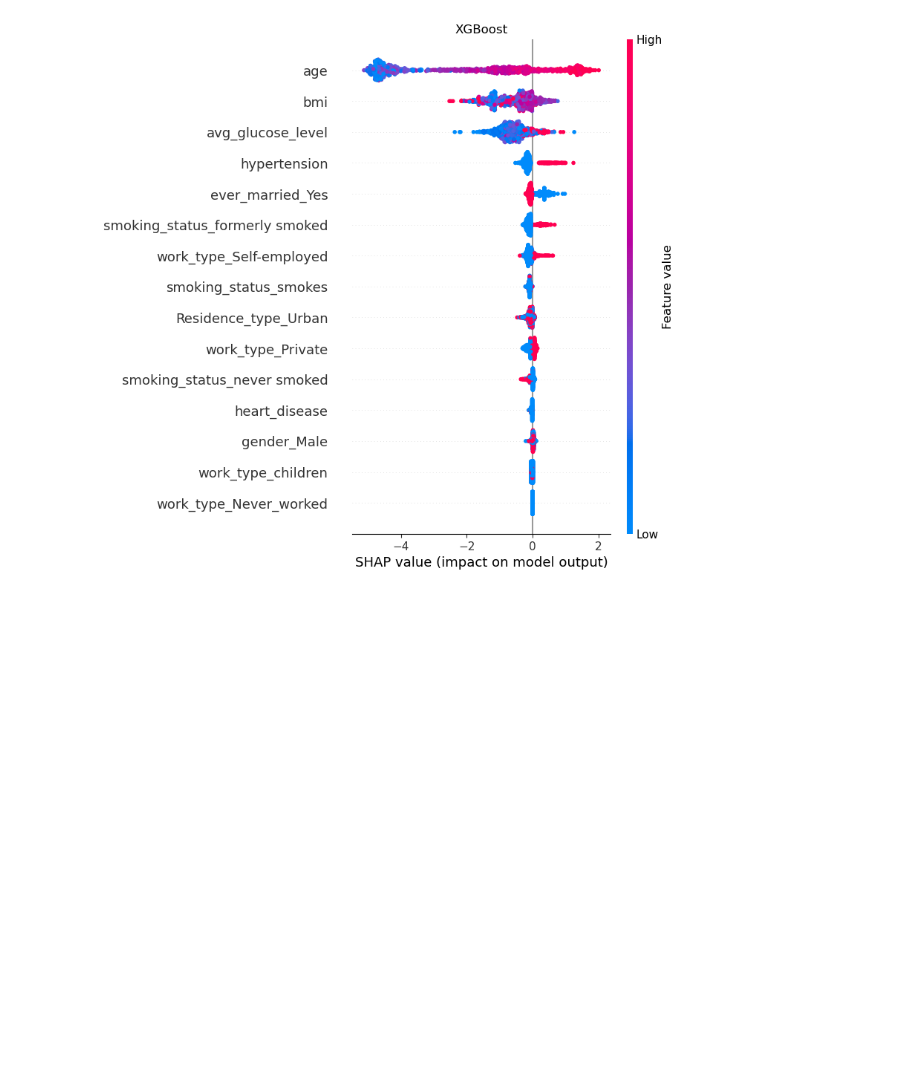
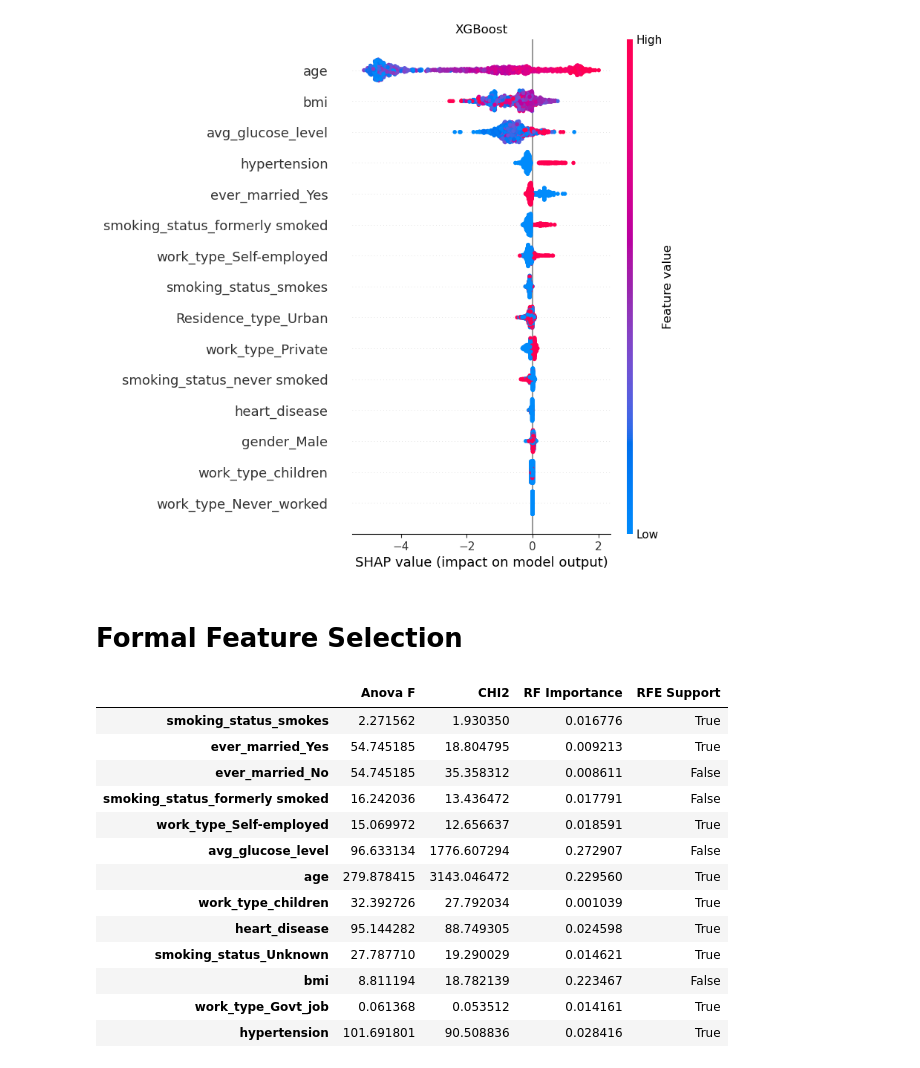
Before and after one commit to Team-6-AAI-501/strokeprediction, a Jupyter notebook: jupyternotebook/aai501StrokePrediction.ipynb, the cells around one changed output. Drawn from its saved outputs; the diff is of its cells as text; code cells hidden in the pictures; blank space fills up the shorter version.

```diff
--- a/jupyternotebook/aai501StrokePrediction.ipynb
+++ b/jupyternotebook/aai501StrokePrediction.ipynb
@@ -508,3 +603,5 @@ plt.title('XGBoost')
 plt.show()
 # %% [output]
 [figure]
+# %% [markdown]
+# Formal Feature Selection
@@ -510,0 +675,18 @@ plt.show()
+# %%
+fs = FormalFeatureSelection(df.drop(columns=['id']), df.columns.drop('stroke').tolist(), 'stroke')
+fs.selectTopFeatures(top_n_anova=10)
+# %% [output]
+|  | Anova F | CHI2 | RF Importance | RFE Support |
+| smoking_status_smokes | 2.271562 | 1.930350 | 0.016776 | True |
+| ever_married_Yes | 54.745185 | 18.804795 | 0.009213 | True |
+| ever_married_No | 54.745185 | 35.358312 | 0.008611 | False |
+| smoking_status_formerly smoked | 16.242036 | 13.436472 | 0.017791 | False |
+| work_type_Self-employed | 15.069972 | 12.656637 | 0.018591 | True |
+| avg_glucose_level | 96.633134 | 1776.607294 | 0.272907 | False |
+| age | 279.878415 | 3143.046472 | 0.229560 | True |
+| work_type_children | 32.392726 | 27.792034 | 0.001039 | True |
+| heart_disease | 95.144282 | 88.749305 | 0.024598 | True |
+| smoking_status_Unknown | 27.787710 | 19.290029 | 0.014621 | True |
+| bmi | 8.811194 | 18.782139 | 0.223467 | False |
+| work_type_Govt_job | 0.061368 | 0.053512 | 0.014161 | True |
+| hypertension | 101.691801 | 90.508836 | 0.028416 | True |
```
Also changed, not shown: parts of 12 cells of this notebook, 24 other files.
